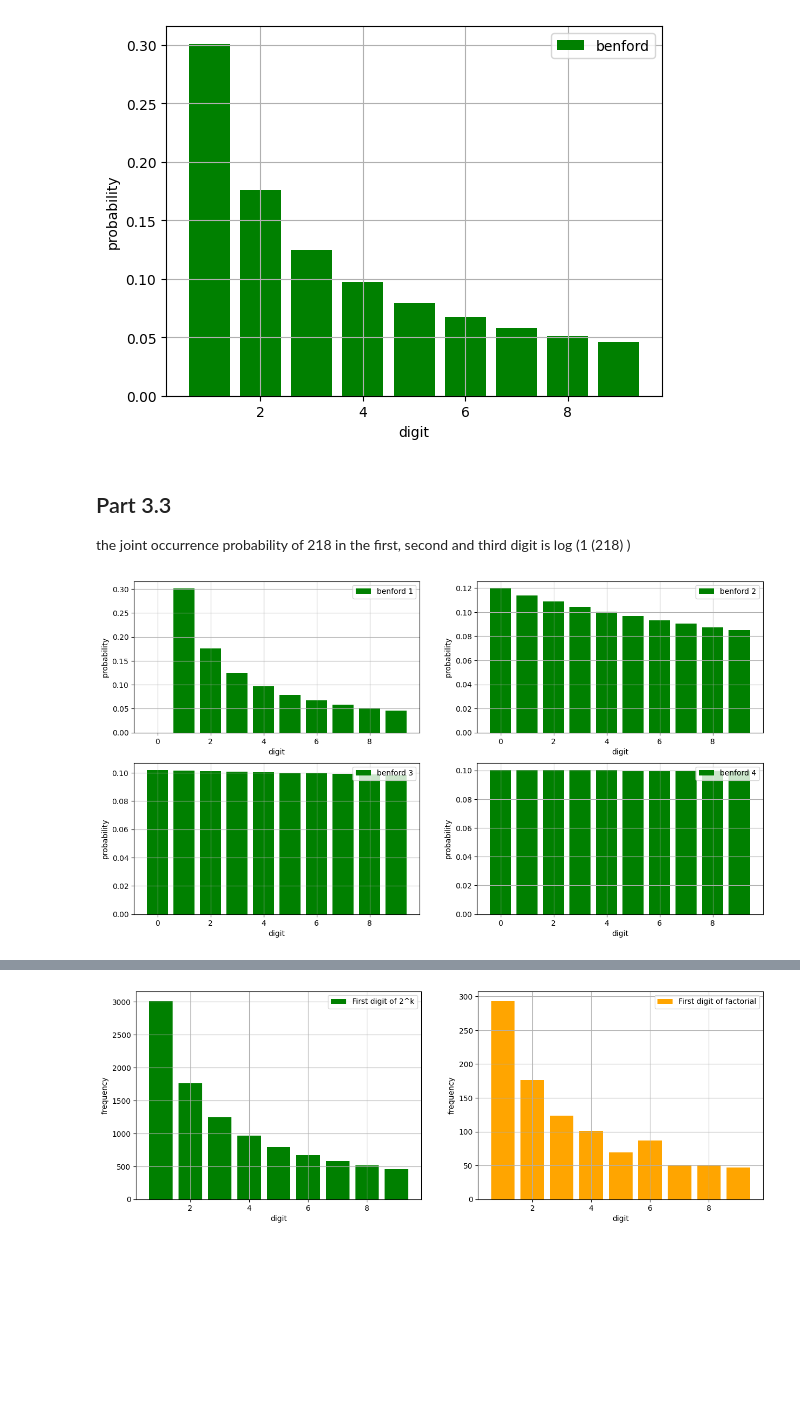
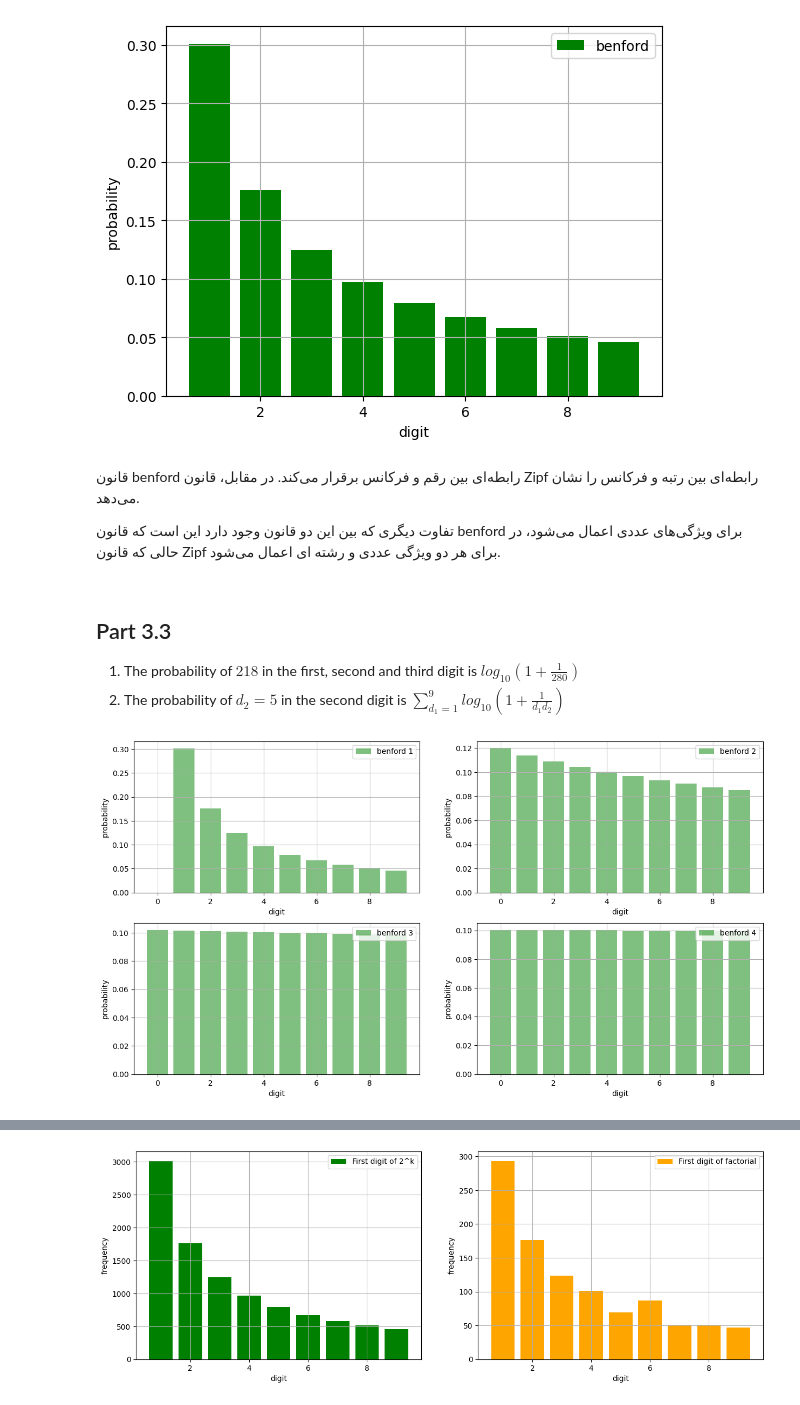
Before and after one commit to ILoveBacteria/probability-course-exercise, a Jupyter notebook: notebook.ipynb, the cells around one changed output, grey strips where cells are left out. Cells and saved outputs as stored; diff of their text form; code cells hidden in the pictures; blank space fills up the shorter version.

```diff
--- a/notebook.ipynb
+++ b/notebook.ipynb
@@ -138,20 +161,31 @@ ax.set_xlabel('digit')
 ax.grid(True)
 # %% [output]
 [figure]
+# %% [markdown]
+<div dir="rtl">
+
+قانون benford رابطه‌ای بین رقم و فرکانس برقرار می‌کند.
+در مقابل، قانون Zipf رابطه‌ای بین رتبه و فرکانس را نشان می‌دهد.
+
+تفاوت دیگری که بین این دو قانون وجود دارد این است که قانون benford برای ویژگی‌های عددی اعمال می‌شود،
+در حالی که قانون Zipf برای هر دو ویژگی عددی و رشته ای اعمال می‌شود.
+
+</div>
 # %% [markdown]
 ## Part 3.3
 
-the joint occurrence probability of 218 in the first, second and third digit is log (1 (218) )
+1. The probability of $218$ in the first, second and third digit is ${log}_{10}{\left(1+\frac{1}{280}\right)}$
+2. The probability of $d_2=5$ in the second digit is $\sum_{d_1=1}^{9}{log_{10}\left(1+\frac{1}{d_1d_2}\right)}$
 # %%
 digits = list(range(0, 9 + 1))
 
 fig, ax = plt.subplots(2,2, figsize=(15, 8))
 for i, v in enumerate(ax.flatten()):
     benford_distribution = [benford(j, i + 1) for j in digits]
-    v.bar(digits, benford_distribution, label=f'benford {i + 1}', color='green')
+    v.bar(digits, benford_distribution, label=f'benford {i + 1}', color='green', alpha=0.5)
     v.legend()
     v.set_ylabel('probability')
     v.set_xlabel('digit')
     v.grid(True)
 # %% [output]
-[figure, old version]
+[figure, new version]
```
Also changed, not shown: parts of 22 cells of this notebook.
